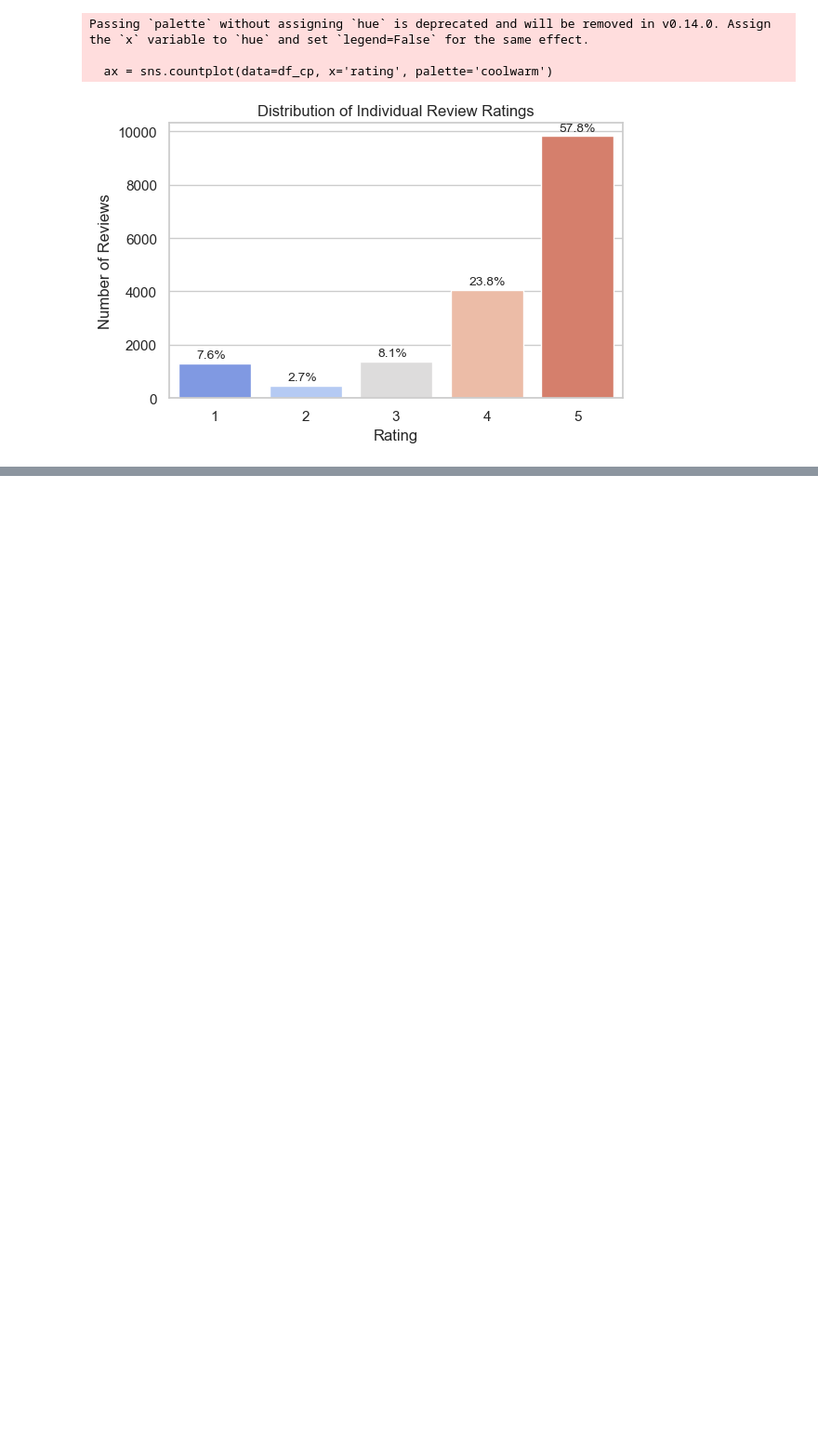
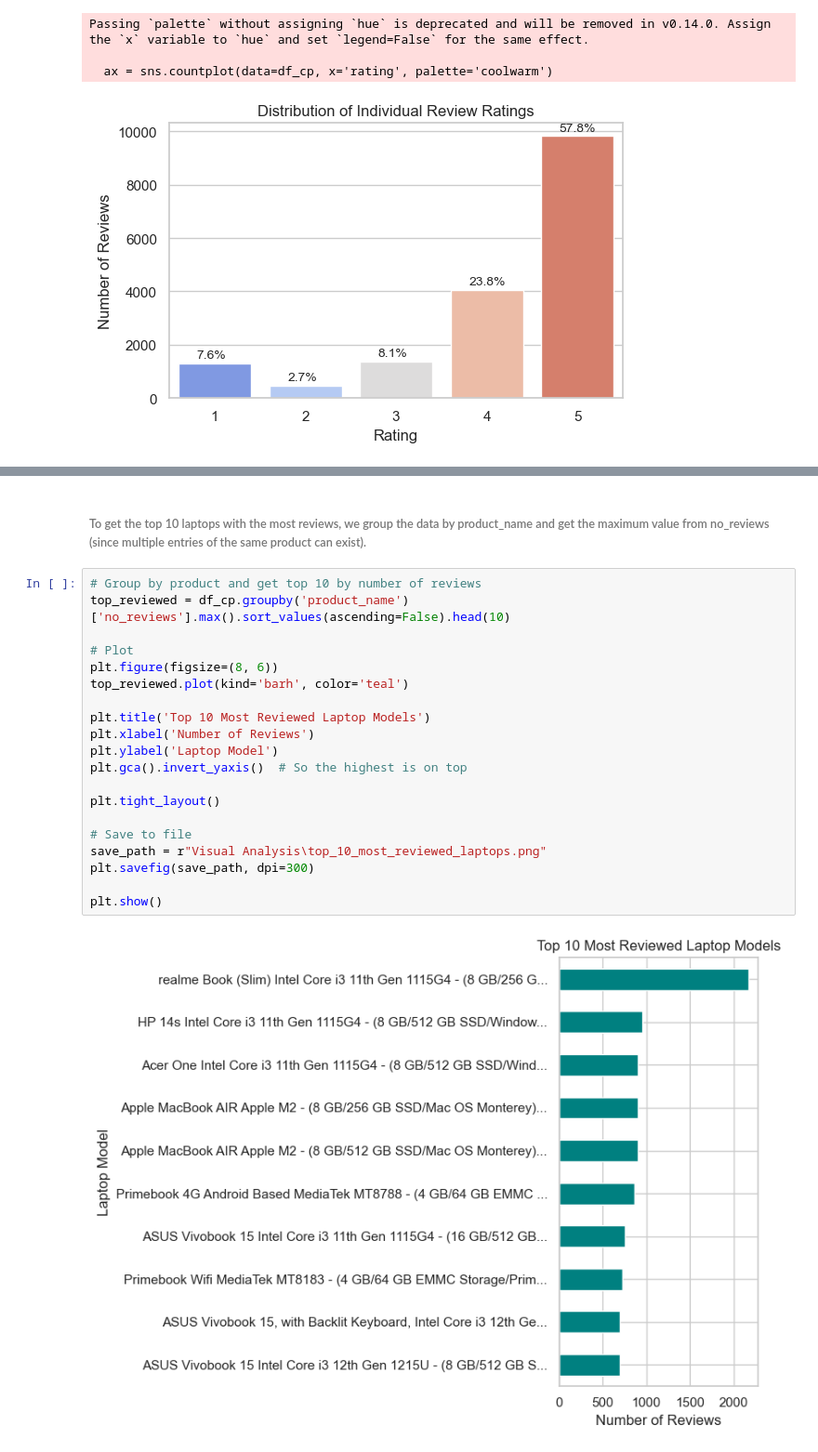
Before and after one commit to rj285/Module9Task1-flipkart-laptop-reviews-eda, a Jupyter notebook: Flipkart_Laptop_Review_EDA.ipynb, the cells around one changed output, grey strips where cells are left out. Shown: that part at 93% size. Cells and saved outputs as stored; diff of their text form; blank space fills up the shorter version.

Commit message:
Added bar chart for Top 10 Most Reviewed Laptop Models and saved visual to Visual Analysis folder

```diff
--- a/Flipkart_Laptop_Review_EDA.ipynb
+++ b/Flipkart_Laptop_Review_EDA.ipynb
@@ -368,0 +354,24 @@ Passing `palette` without assigning `hue` is deprecated and will be removed in v
+# %% [markdown]
+###### To get the top 10 laptops with the most reviews, we group the data by product_name and get the maximum value from no_reviews (since multiple entries of the same product can exist).
+# %%
+# Group by product and get top 10 by number of reviews
+top_reviewed = df_cp.groupby('product_name')['no_reviews'].max().sort_values(ascending=False).head(10)
+
+# Plot
+plt.figure(figsize=(8, 6))
+top_reviewed.plot(kind='barh', color='teal')
+
+plt.title('Top 10 Most Reviewed Laptop Models')
+plt.xlabel('Number of Reviews')
+plt.ylabel('Laptop Model')
+plt.gca().invert_yaxis()  # So the highest is on top
+
+plt.tight_layout()
+
+# Save to file
+save_path = r"Visual Analysis\top_10_most_reviewed_laptops.png"
+plt.savefig(save_path, dpi=300)
+
+plt.show()
+# %% [output]
+[figure, added]
```
Also changed, not shown: parts of 2 cells of this notebook, 1 other file.
